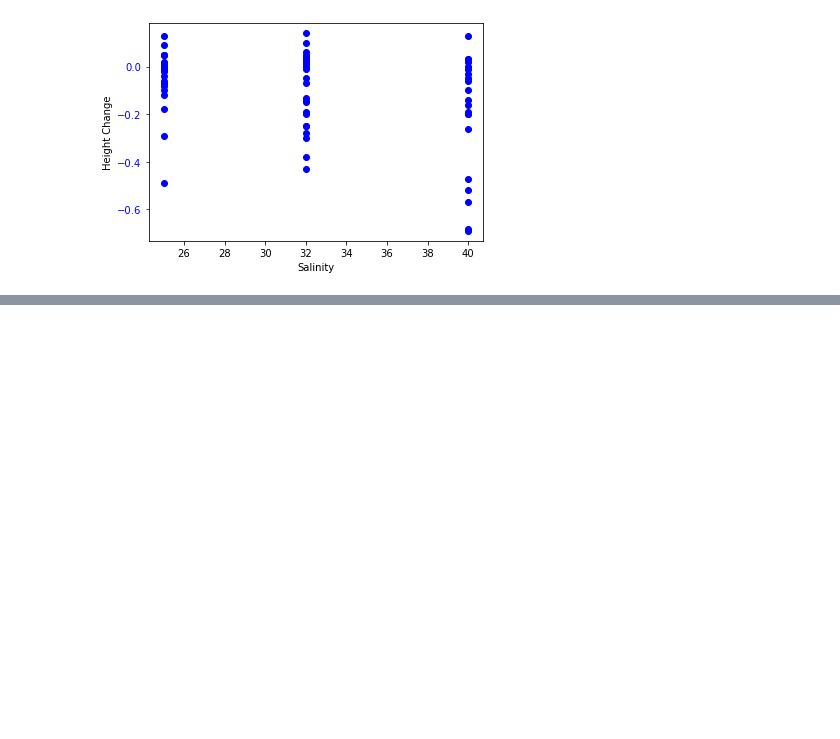
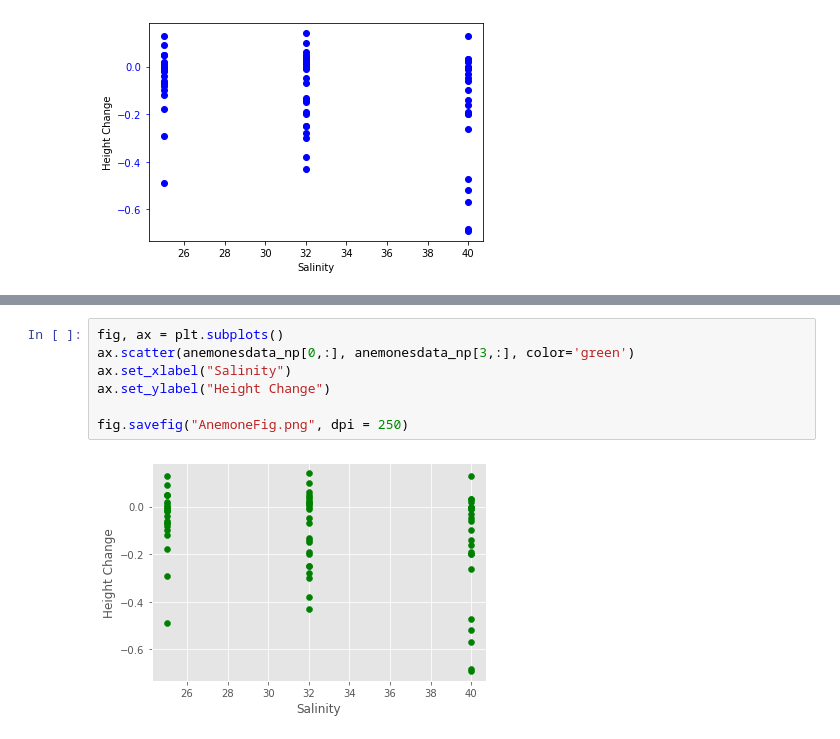
Before and after one commit to chsharrison/IntroSciComp_S2021, a Jupyter notebook: Kara Eckley/Eckley_Lab7.2.ipynb, the cells around one changed output, grey strips where cells are left out. Saved outputs shown, nothing was run; the diff lists cells and outputs as text; blank space fills up the shorter version.

```diff
--- a/Kara Eckley/Eckley_Lab7.2.ipynb
+++ b/Kara Eckley/Eckley_Lab7.2.ipynb
@@ -502,0 +513,9 @@ plot(anemonesdata_np[0,:], anemonesdata_np[3,:], 'blue', 'Salinity', 'Height Cha
+# %%
+fig, ax = plt.subplots()
+ax.scatter(anemonesdata_np[0,:], anemonesdata_np[3,:], color='green')
+ax.set_xlabel("Salinity")
+ax.set_ylabel("Height Change")
+
+fig.savefig("AnemoneFig.png", dpi = 250)
+# %% [output]
+[figure, added]
```
Also changed, not shown: parts of 2 cells of this notebook.
